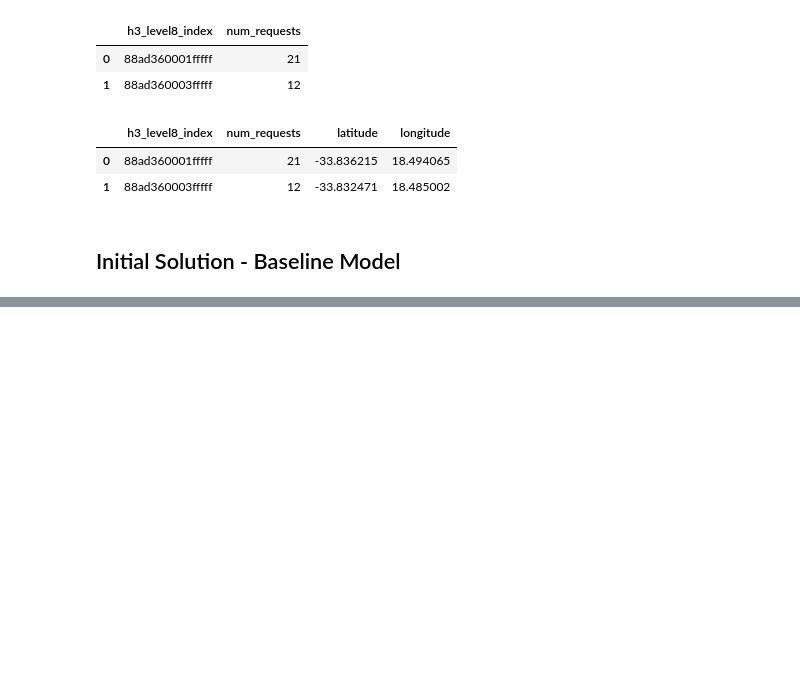
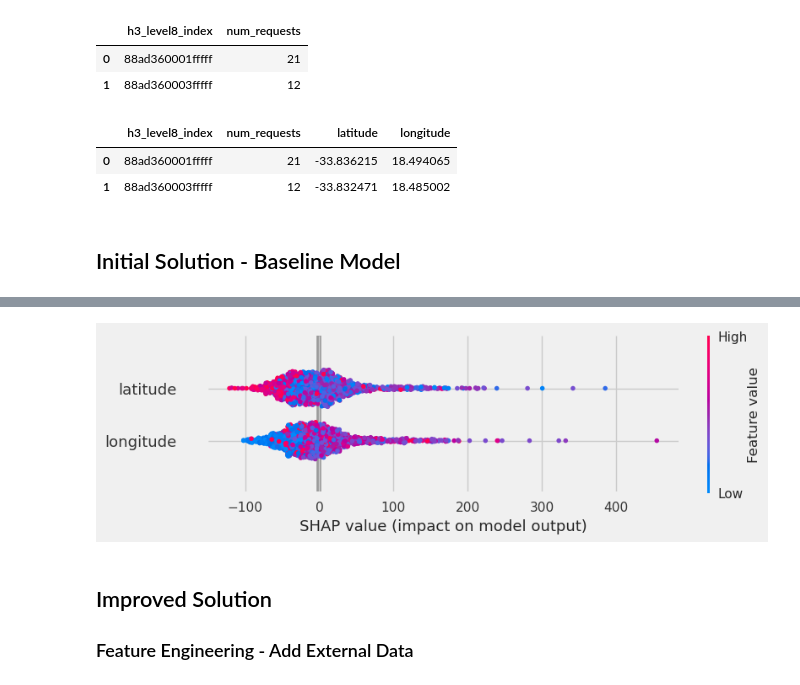
Before and after one commit to AMKiller/ds_code_challenge, a Jupyter notebook: notebooks/02_feature_engineering_and_modeling.ipynb, the cells around one changed output, grey strips where cells are left out. Drawn from its saved outputs; the diff is of its cells as text; code cells hidden in the pictures; blank space fills up the shorter version.

```diff
--- a/notebooks/02_feature_engineering_and_modeling.ipynb
+++ b/notebooks/02_feature_engineering_and_modeling.ipynb
@@ -173 +170,11 @@ visualizer.show()                 # Finalize and render the figure
 <Axes: title={'center': 'Residuals for RandomForestRegressor Model'}, xlabel='Predicted Value', ylabel='Residuals'>
+# %%
+explainer = shap.Explainer(regressor)
+shap_values = explainer(X)
+
+shap.plots.beeswarm(shap_values)
+# %% [output]
+[figure, added]
+# %% [markdown]
+## Improved Solution
+### Feature Engineering - Add External Data
```
Also changed, not shown: parts of 18 cells of this notebook.
